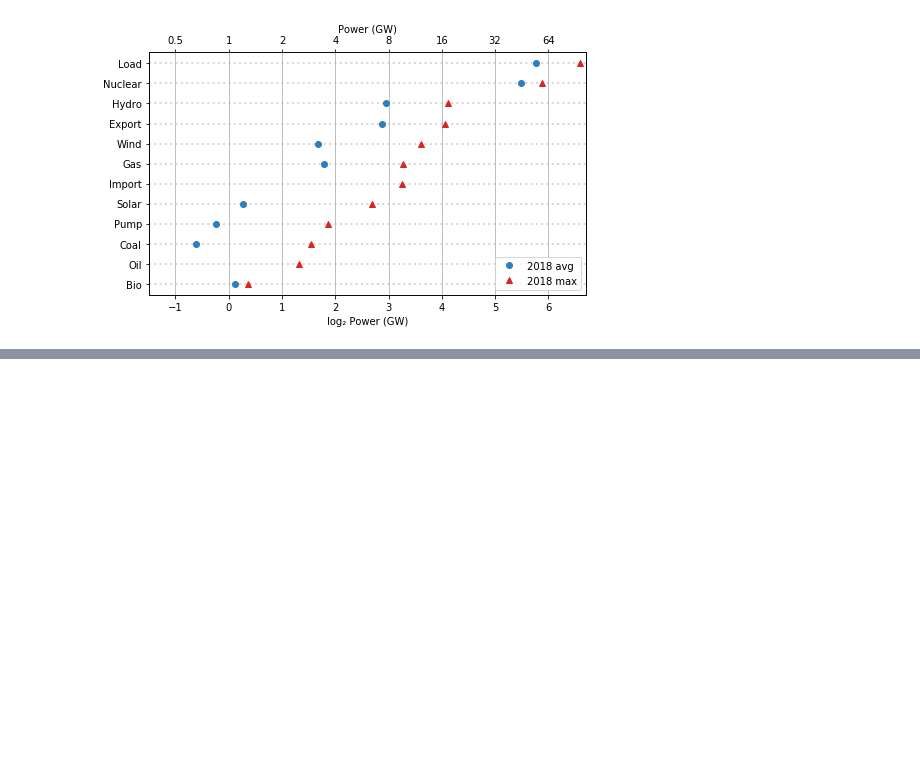
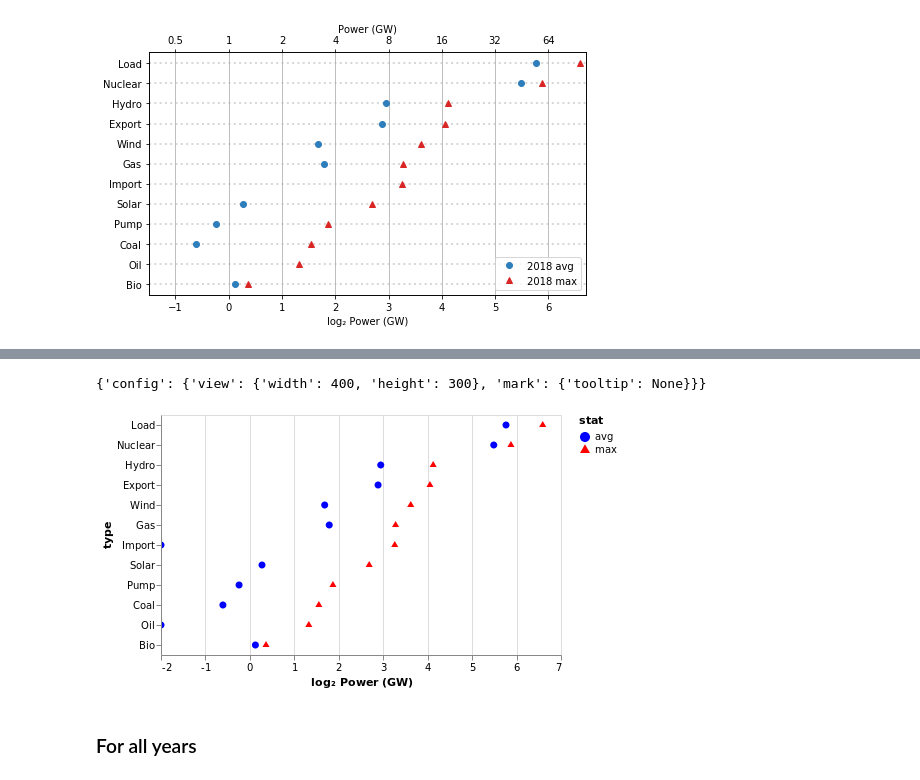
Before and after one commit to pierre-haessig/french-elec2, a Jupyter notebook: Dot-plots_capacity_energy.ipynb, the cells around one changed output, grey strips where cells are left out. Drawn from its saved outputs; the diff is of its cells as text; code cells hidden in the pictures; blank space fills up the shorter version.

Commit message:
Add Dot plots with Altair, including interactive version

```diff
--- a/Dot-plots_capacity_energy.ipynb
+++ b/Dot-plots_capacity_energy.ipynb
@@ -328,0 +352,6 @@ for year in range(2012, 2019):
+# %%
+stats_yl = stats_y.reset_index().melt('index', var_name=['year', 'stat'])
+stats_yl.rename(columns={'index':'type'}, inplace=True)
+# log2 transform
+stats_yl['log2'] = np.log2(stats_yl.value)
+stats_yl
@@ -328,0 +374,6 @@ for year in range(2012, 2019):
+# %%
+y = stats_yl.year
+# %%
+sorted_types = stats_y.index.values
+sorted_types = list(sorted_types)
+sorted_types.reverse()
@@ -328,0 +385,31 @@ for year in range(2012, 2019):
+# %%
+alt.themes.get()()
+# %% [output]
+{'config': {'view': {'width': 400, 'height': 300}, 'mark': {'tooltip': None}}}
+# %%
+#shape_scale = alt.Scale(domain=['avg', 'max'], range=['circle', 'triangle'])
+
+color_scale = alt.Scale(domain=['avg', 'max'], range=['blue', 'red'])
+
+alt.Chart(stats_yl[y==2018]).mark_point(filled=True, size=50, opacity=1).encode(
+    x=alt.X('log2',
+        scale = alt.Scale(
+            domain=(-2,7),
+            clamp=True # nice for interactive charts. otherwise, clip=True may be better
+        ),
+        axis=alt.Axis(title='log₂ Power (GW)')
+    ),
+    y=alt.Y('type', sort=sorted_types),
+    color=alt.Color('stat',
+        scale=color_scale
+    ),
+    shape=alt.Shape(
+        'stat',
+        scale=shape_scale
+    ),
+    tooltip=['year', 'value']
+).interactive()
+# %% [output]
+[figure, added]
+# %% [markdown]
+### For all years
```
Also changed, not shown: parts of 15 cells of this notebook, 2 other files.
